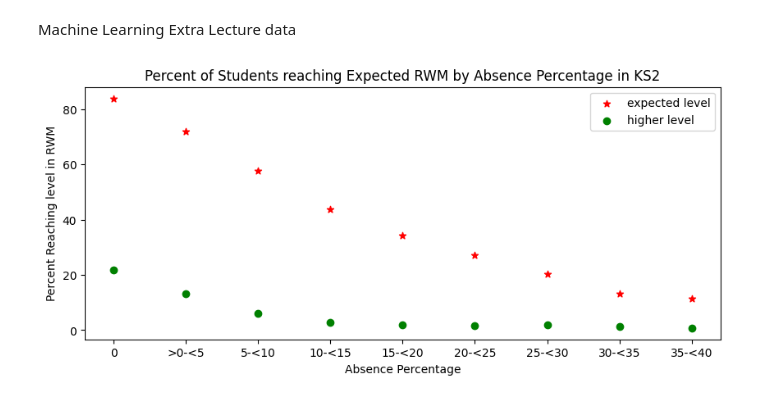
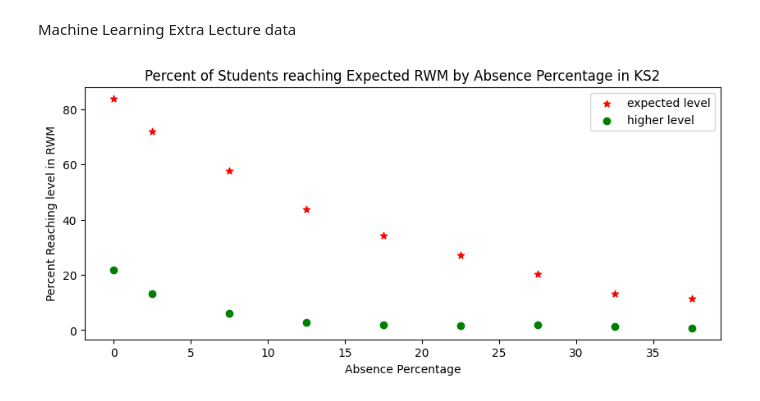
Before and after one commit to Bartsimho/MachineLearning, a Jupyter notebook: ExtraLecture/Analysis.ipynb, the cells around one changed output. Saved outputs shown, nothing was run; the diff lists cells and outputs as text; code cells hidden in the pictures.

Commit message:
Changed x axis to midpoints of ranges

```diff
--- a/ExtraLecture/Analysis.ipynb
+++ b/ExtraLecture/Analysis.ipynb
@@ -3,19 +3,23 @@ Machine Learning Extra Lecture data
 # %%
 import pandas as pd
 import matplotlib.pyplot as plt
 import numpy as np
+from sklearn.preprocessing import PolynomialFeatures
+from sklearn.linear_model import LinearRegression
 
 df=pd.read_csv('data/key_stage_2_ud_percentage_point_absence_attainment.csv')
 df=df.drop(df[df.overall_absence_percent_groups == "Total"].index)
 df=df.drop(df[df.total_number_of_pupils_at_the_end_of_key_stage_2 < 100].index)
 
+midpoints = pd.Series([0, 2.5, 7.5, 12.5, 17.5, 22.5, 27.5, 32.5, 37.5])
+
 plt.figure(1, figsize=(10,4))
-plt.scatter(df['overall_absence_percent_groups'], df['percentage_reaching_the_expected_standard_in_rwm'], marker='*', c='r', label='expected level')
-plt.scatter(df['overall_absence_percent_groups'], df['percentage_reaching_the_higher_standard_in_rwm'], c='g', label='higher level')
+plt.scatter(midpoints, df['percentage_reaching_the_expected_standard_in_rwm'], marker='*', c='r', label='expected level')
+plt.scatter(midpoints, df['percentage_reaching_the_higher_standard_in_rwm'], c='g', label='higher level')
 plt.title("Percent of Students reaching Expected RWM by Absence Percentage in KS2")
 plt.xlabel("Absence Percentage")
 plt.ylabel("Percent Reaching level in RWM")
 plt.legend()
 plt.show()
 # %% [output]
-[figure, old version]
+[figure, new version]
```
Also changed, not shown: parts of 1 cell of this notebook.
